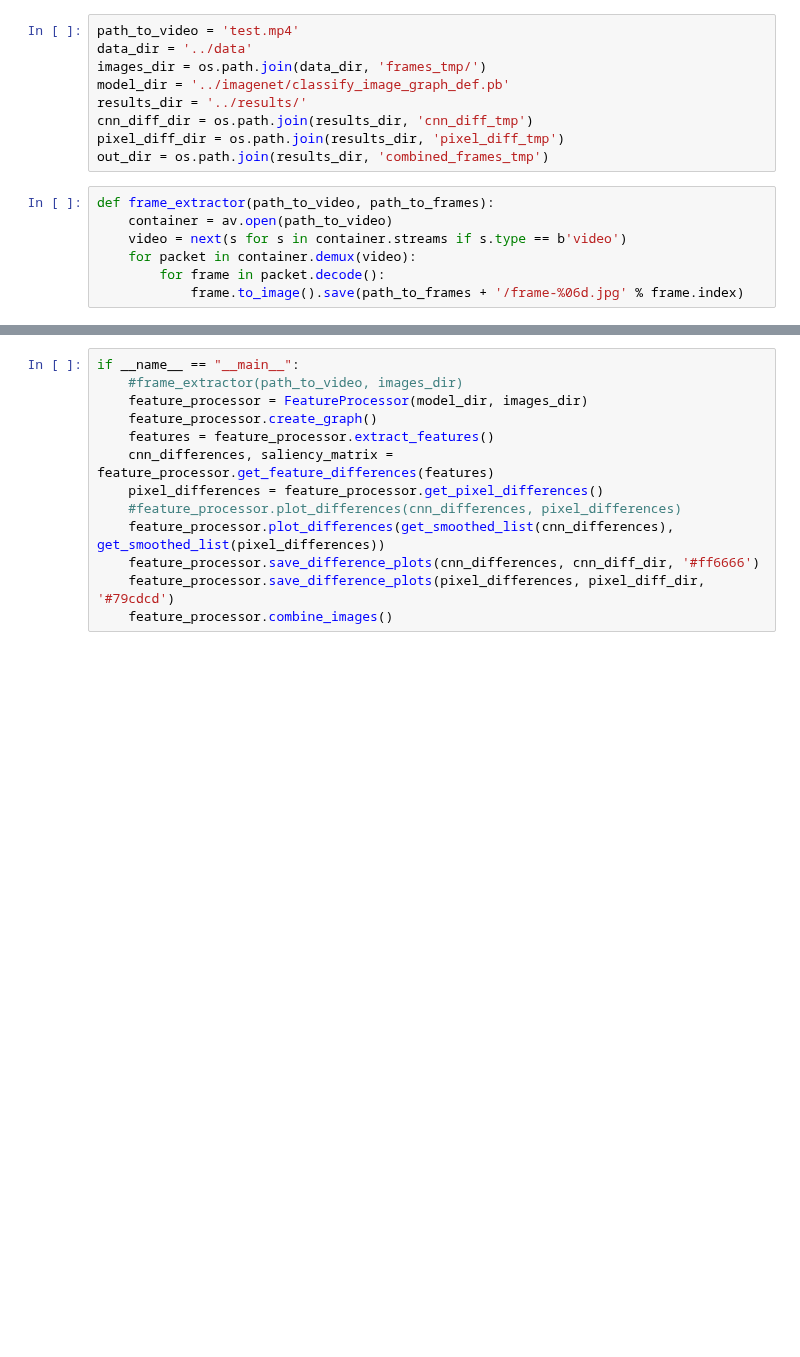
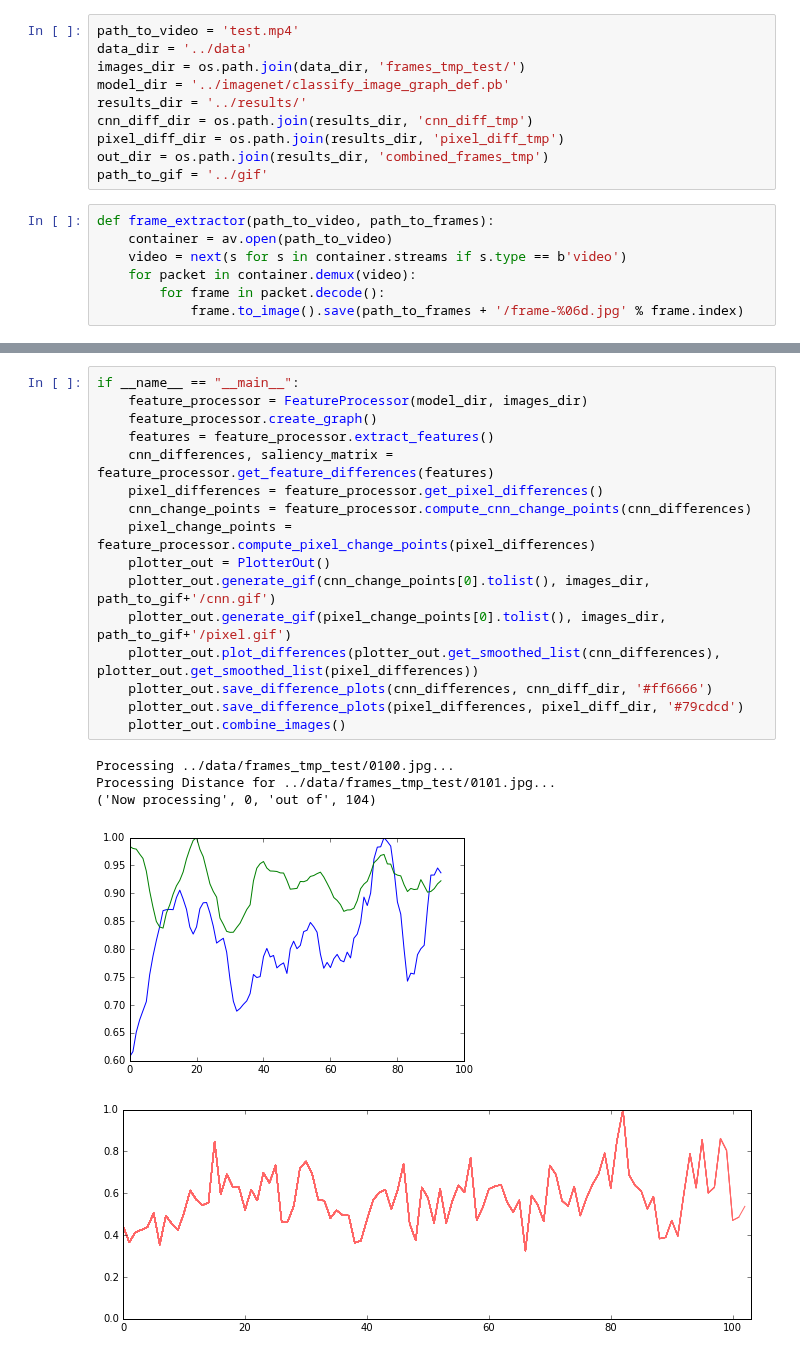
Before and after one commit to saharshoza/VisualDiary, a Jupyter notebook: Code/change_point_detector.ipynb, the cells around one changed output, grey strips where cells are left out. Cells and saved outputs as stored; diff of their text form; blank space fills up the shorter version.

Commit message:
Working gif and image+graph

```diff
--- a/Code/change_point_detector.ipynb
+++ b/Code/change_point_detector.ipynb
@@ -22,12 +23,13 @@ import seaborn as sns; sns.set()
 # %%
 path_to_video = 'test.mp4'
 data_dir = '../data'
-images_dir = os.path.join(data_dir, 'frames_tmp/')
+images_dir = os.path.join(data_dir, 'frames_tmp_test/')
 model_dir = '../imagenet/classify_image_graph_def.pb'
 results_dir = '../results/'
 cnn_diff_dir = os.path.join(results_dir, 'cnn_diff_tmp')
 pixel_diff_dir = os.path.join(results_dir, 'pixel_diff_tmp')
 out_dir = os.path.join(results_dir, 'combined_frames_tmp')
+path_to_gif = '../gif'
 # %%
 def frame_extractor(path_to_video, path_to_frames):
     container = av.open(path_to_video)
@@ -160,13 +180,22 @@ class FeatureProcessor:
 # %%
 if __name__ == "__main__":
-    #frame_extractor(path_to_video, images_dir)
     feature_processor = FeatureProcessor(model_dir, images_dir)
     feature_processor.create_graph()
     features = feature_processor.extract_features()
     cnn_differences, saliency_matrix = feature_processor.get_feature_differences(features)
     pixel_differences = feature_processor.get_pixel_differences()
-    #feature_processor.plot_differences(cnn_differences, pixel_differences)
-    feature_processor.plot_differences(get_smoothed_list(cnn_differences), get_smoothed_list(pixel_differences))
-    feature_processor.save_difference_plots(cnn_differences, cnn_diff_dir, '#ff6666')
-    feature_processor.save_difference_plots(pixel_differences, pixel_diff_dir, '#79cdcd')
-    feature_processor.combine_images()
+    cnn_change_points = feature_processor.compute_cnn_change_points(cnn_differences)
+    pixel_change_points = feature_processor.compute_pixel_change_points(pixel_differences)
+    plotter_out = PlotterOut()
+    plotter_out.generate_gif(cnn_change_points[0].tolist(), images_dir, path_to_gif+'/cnn.gif')
+    plotter_out.generate_gif(pixel_change_points[0].tolist(), images_dir, path_to_gif+'/pixel.gif')
+    plotter_out.plot_differences(plotter_out.get_smoothed_list(cnn_differences), plotter_out.get_smoothed_list(pixel_differences))
+    plotter_out.save_difference_plots(cnn_differences, cnn_diff_dir, '#ff6666')
+    plotter_out.save_difference_plots(pixel_differences, pixel_diff_dir, '#79cdcd')
+    plotter_out.combine_images()
+# %% [output]
+Processing ../data/frames_tmp_test/0100.jpg...
+Processing Distance for ../data/frames_tmp_test/0101.jpg...
+('Now processing', 0, 'out of', 104)
+[figure, added]
+[figure, added]
```
Also changed, not shown: parts of 4 cells of this notebook.
